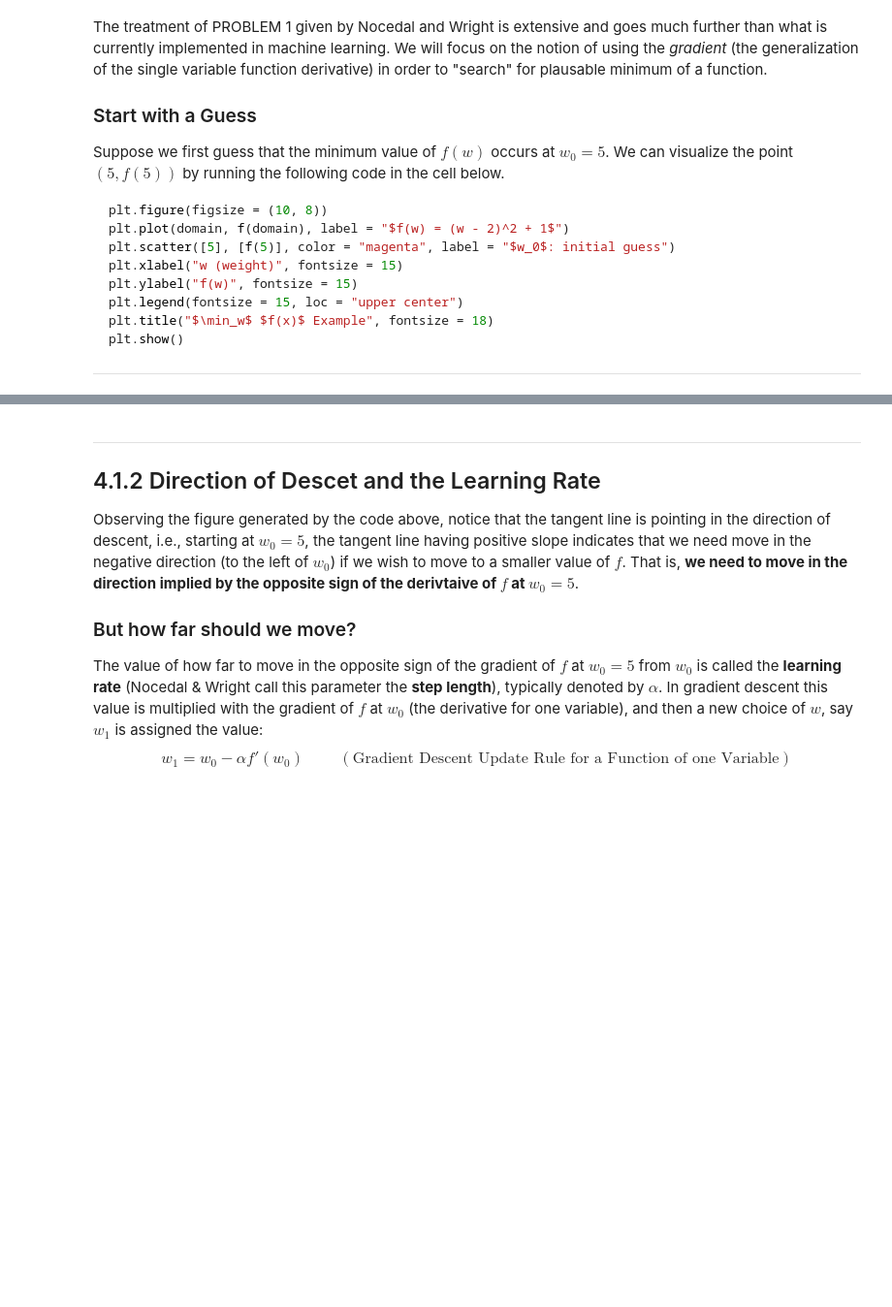
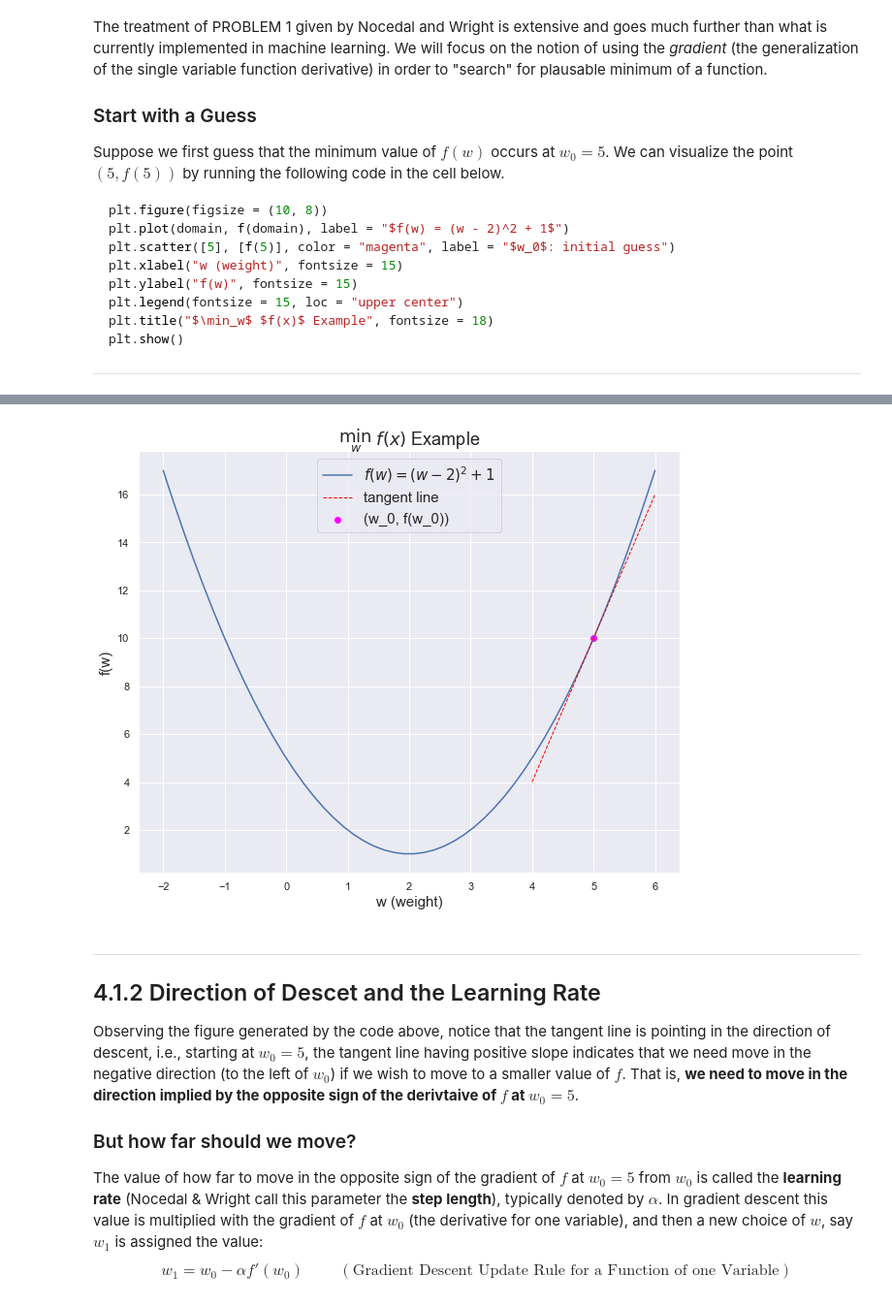
Before and after one commit to RandyRDavila/Data_Science_and_Machine_Learning_Spring_2022, a Jupyter notebook: Lecture_4/Lecture_4_1_Gradient_Descent.ipynb, the cells around one changed output, grey strips where cells are left out. Shown: that part at 97% size. Drawn from its saved outputs; the diff is of its cells as text; code cells hidden in the pictures; blank space fills up the shorter version.

```diff
--- a/Lecture_4/Lecture_4_1_Gradient_Descent.ipynb
+++ b/Lecture_4/Lecture_4_1_Gradient_Descent.ipynb
@@ -110,6 +149,46 @@ plt.show()
 
 
 ---
+# %%
+# Define parabola derivative
+def df(w):
+    return 2*(w - 2)
+
+# Choose w_0
+w_0 = 5.0
+
+# Define tangent line function for visualization
+def tangent_line(w_i, function, derivative, i = 0, color = "magenta", show = True):
+    # Define tangent line
+    # y = m*(x - x1) + y1
+    def line(w):
+        return derivative(w_i)*(w - w_i) + function(w_i)
+
+    wrange = np.linspace(w_i - 1, w_i + 1, 10)
+    if show:
+        plt.plot(wrange,
+            line(wrange),
+            'C1--',
+            linewidth = 1,
+            color = "red",
+            label = "tangent line")
+    plt.scatter([w_i], [function(w_i)], color = color, label = f"(w_{i}, f(w_{i}))")
+
+# Plot the figure
+plt.figure(figsize = (10, 8))
+# Plot the function
+plt.plot(domain, f(domain), label = "$f(w) = (w - 2)^2 + 1$")
+# Visualize the tangent line
+tangent_line(w_0, f, df)
+
+# Label the figure
+plt.xlabel("w (weight)", fontsize = 15)
+plt.ylabel("f(w)", fontsize = 15)
+plt.legend(fontsize = 15)
+plt.title("$\min_w$ $f(x)$ Example", fontsize = 18)
+plt.show()
+# %% [output]
+[figure, added]
 # %% [markdown]
 ---
 
```
Also changed, not shown: parts of 14 cells of this notebook.
